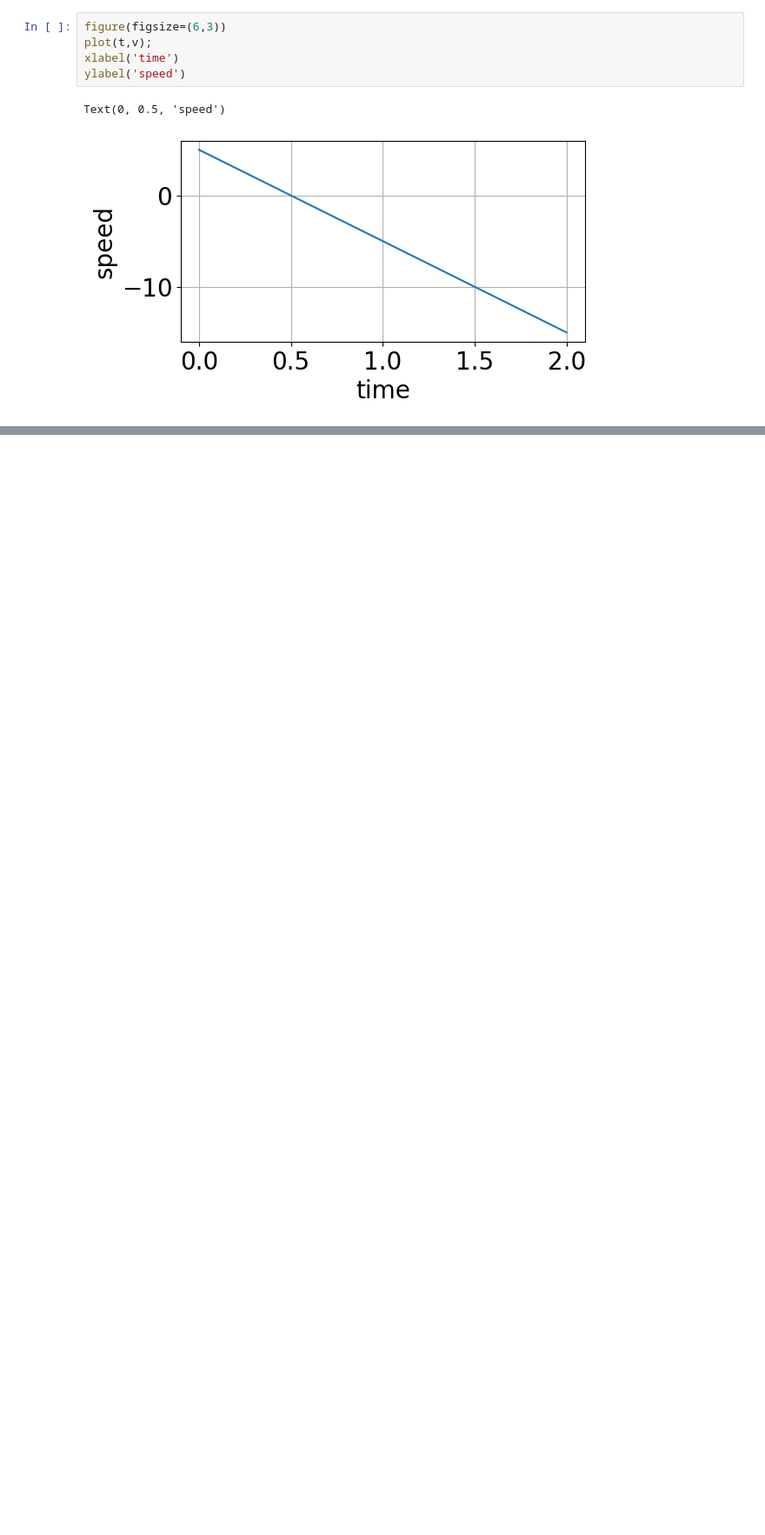
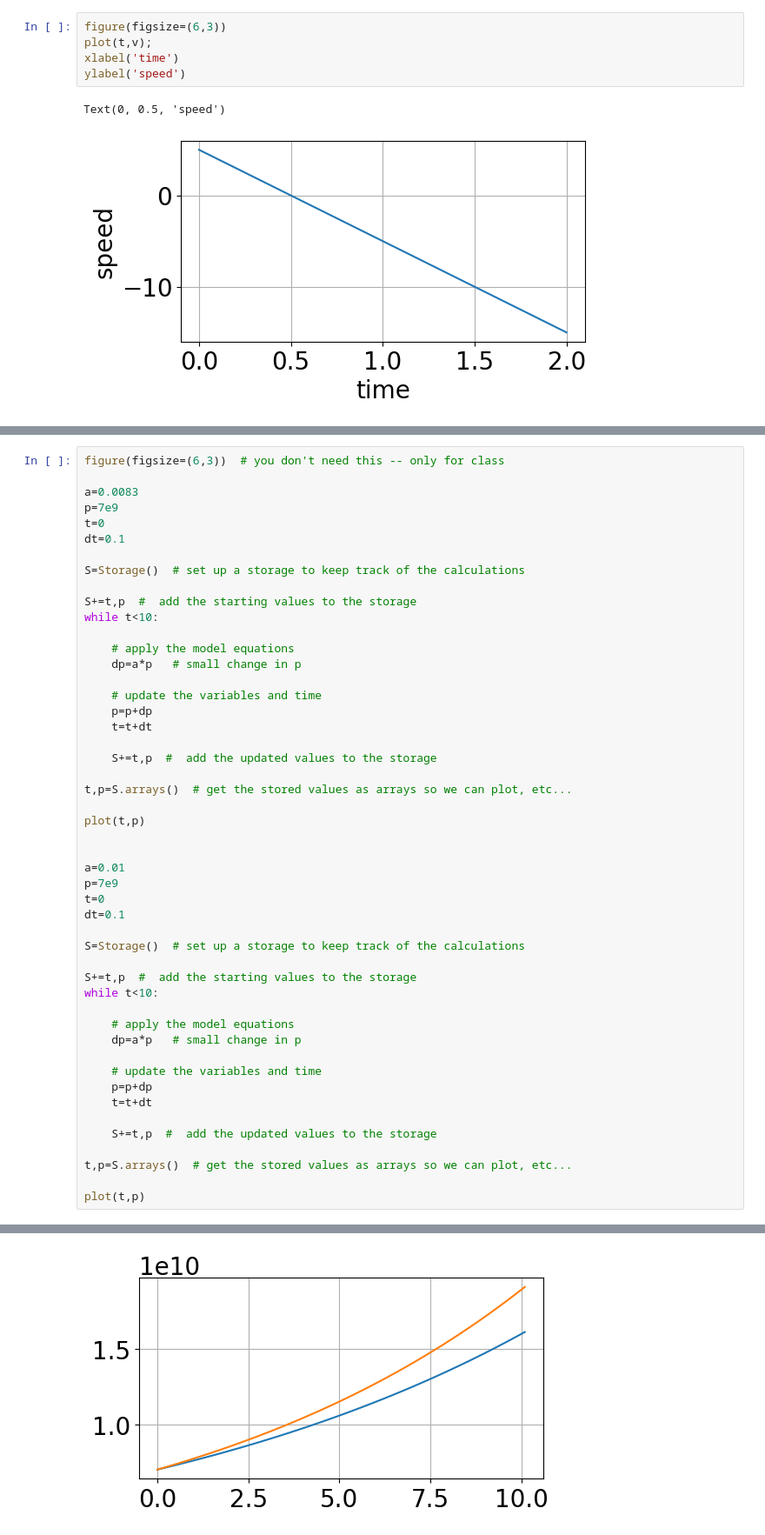
Before and after one commit to bblais/Computer-Programming-for-the-Sciences-Spring-2024, a Jupyter notebook: Sprint #1 - Algorithms and Simulation/2024-02-06 - Simulations.ipynb, the cells around one changed output, grey strips where cells are left out. Shown at 87% size. Cells and saved outputs as stored; diff of their text form; blank space fills up the shorter version.

Commit message:
plotting

```diff
--- a/Sprint #1 - Algorithms and Simulation/2024-02-06 - Simulations.ipynb
+++ b/Sprint #1 - Algorithms and Simulation/2024-02-06 - Simulations.ipynb
@@ -140,0 +143,50 @@ Text(0, 0.5, 'speed')
+# %%
+figure(figsize=(6,3))  # you don't need this -- only for class
+
+a=0.0083
+p=7e9
+t=0
+dt=0.1
+
+S=Storage()  # set up a storage to keep track of the calculations
+
+S+=t,p  #  add the starting values to the storage
+while t<10:
+
+    # apply the model equations
+    dp=a*p   # small change in p
+
+    # update the variables and time
+    p=p+dp
+    t=t+dt
+
+    S+=t,p  #  add the updated values to the storage
+
+t,p=S.arrays()  # get the stored values as arrays so we can plot, etc...
+
+plot(t,p)
+
+
+a=0.01
+p=7e9
+t=0
+dt=0.1
+
+S=Storage()  # set up a storage to keep track of the calculations
+
+S+=t,p  #  add the starting values to the storage
+while t<10:
+
+    # apply the model equations
+    dp=a*p   # small change in p
+
+    # update the variables and time
+    p=p+dp
+    t=t+dt
+
+    S+=t,p  #  add the updated values to the storage
+
+t,p=S.arrays()  # get the stored values as arrays so we can plot, etc...
+
+plot(t,p)
+# %% [output]
@@ -140,0 +194 @@ Text(0, 0.5, 'speed')
+[figure, added]
```
Also changed, not shown: parts of 4 cells of this notebook, 1 other file.
